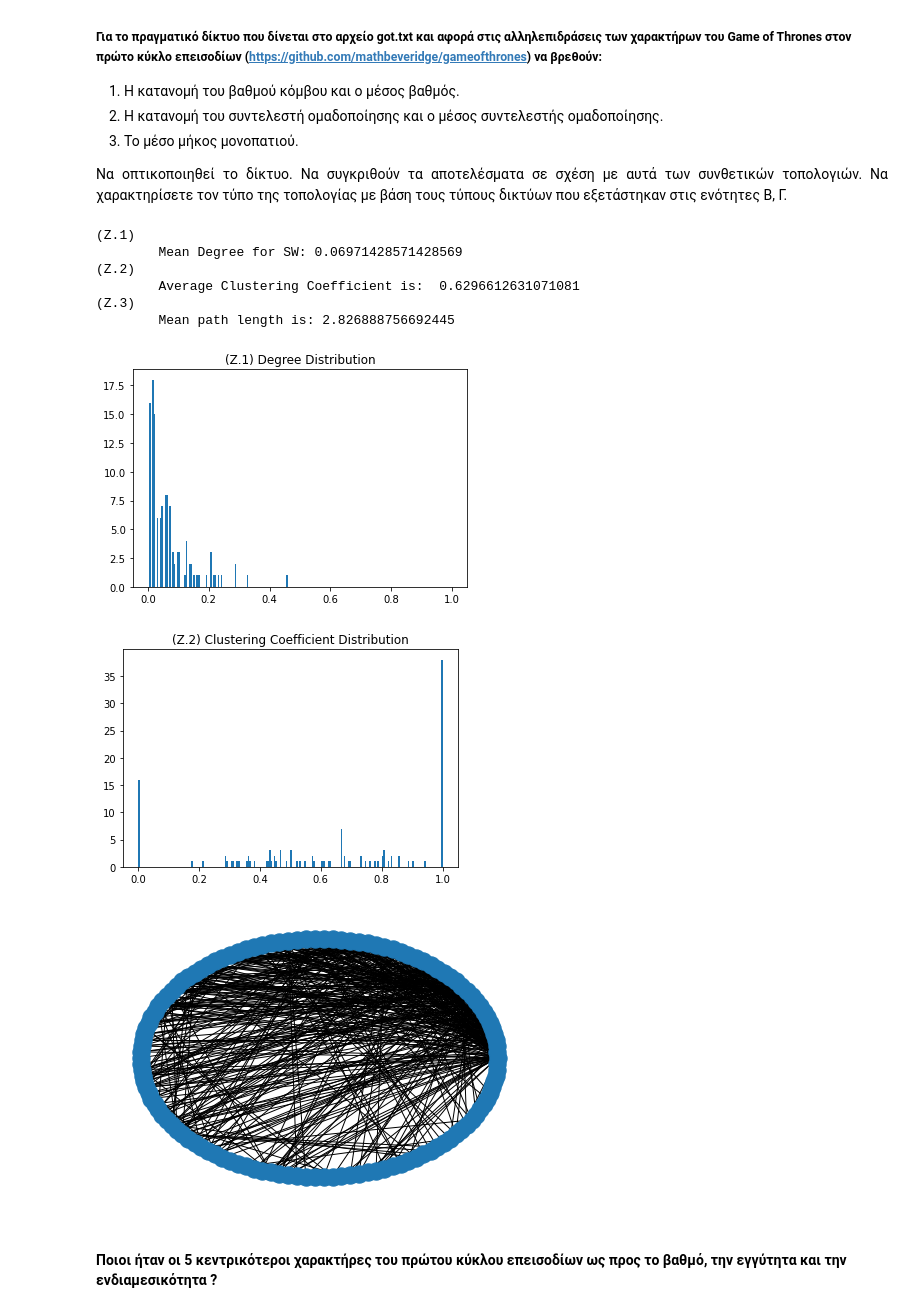
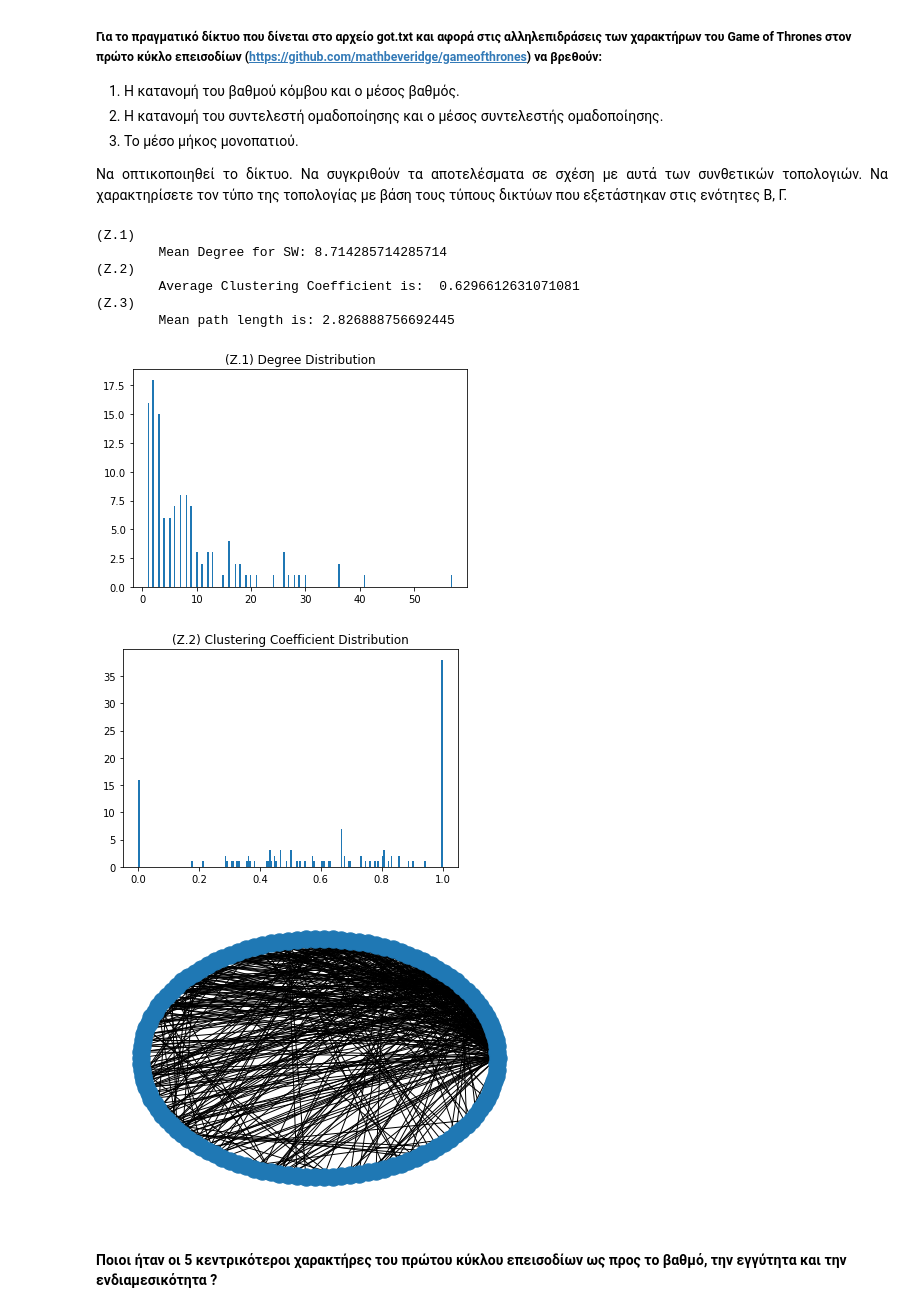
Before and after one commit to ChristosHadjichristofi/Social-Networks-Analysis-NTUA, a Jupyter notebook: Lab1/SNA_Lab1.ipynb, the cells around one changed output. Drawn from its saved outputs; the diff is of its cells as text; code cells hidden in the pictures.

```diff
--- a/Lab1/SNA_Lab1.ipynb
+++ b/Lab1/SNA_Lab1.ipynb
@@ -776,39 +805,39 @@ d = 4
 import csv
 G_got = nx.Graph() #the graph of the GOT characters
 with open('got.txt') as csv_file:
     csv_reader = csv.reader(csv_file, delimiter = ',')
     line_count = 0
     for row in csv_reader:
             G_got.add_edge(row[0], row[1], weight = row[2])
             line_count += 1
 
 print("(Z.1)")
-G_got_degree = find_degree(G_got)
-# print(G_got_degree)
-printDistrubtion(G_got_degree, "(Z.1) Degree Distribution", 200)
+G_got_degree = dict(nx.degree(G_got))
+plt.figure()
+plt.title("(Z.1) Degree Distribution")
+plt.hist(list(G_got_degree.values()), bins = 200)
 print("\tMean Degree for " + name + ":", np.mean(np.array(list(G_got_degree.values()))))
 
 print("(Z.2)")
 G_got_cc, G_got_avgcc = cc_and_avgcc(G_got)
 printDistrubtion(G_got_cc, "(Z.2) Clustering Coefficient Distribution", 200)
-# print("\tClustering Coefficient is: ", G_got_cc)
 print("\tAverage Clustering Coefficient is: ", G_got_avgcc)
 
 print("(Z.3)")
 p = compute_path_lengths(G_got)
 flattened_p = pd.json_normalize(paths, sep = "_").to_dict(orient = "records")[0]
 print("\tMean path length is:", np.mean(np.array(list(flattened_p.values()))))
 
 got_visualization = plt.figure()
 nx.draw_circular(G_got)
 # %% [output]
 (Z.1)
-        Mean Degree for SW: 0.06971428571428569
+        Mean Degree for SW: 8.714285714285714
 (Z.2)
         Average Clustering Coefficient is:  0.6296612631071081
 (Z.3)
         Mean path length is: 2.826888756692445
-[figure, old version]
+[figure, new version]
 [figure]
 [figure]
 # %% [markdown]
```
Also changed, not shown: parts of 2 cells of this notebook.
